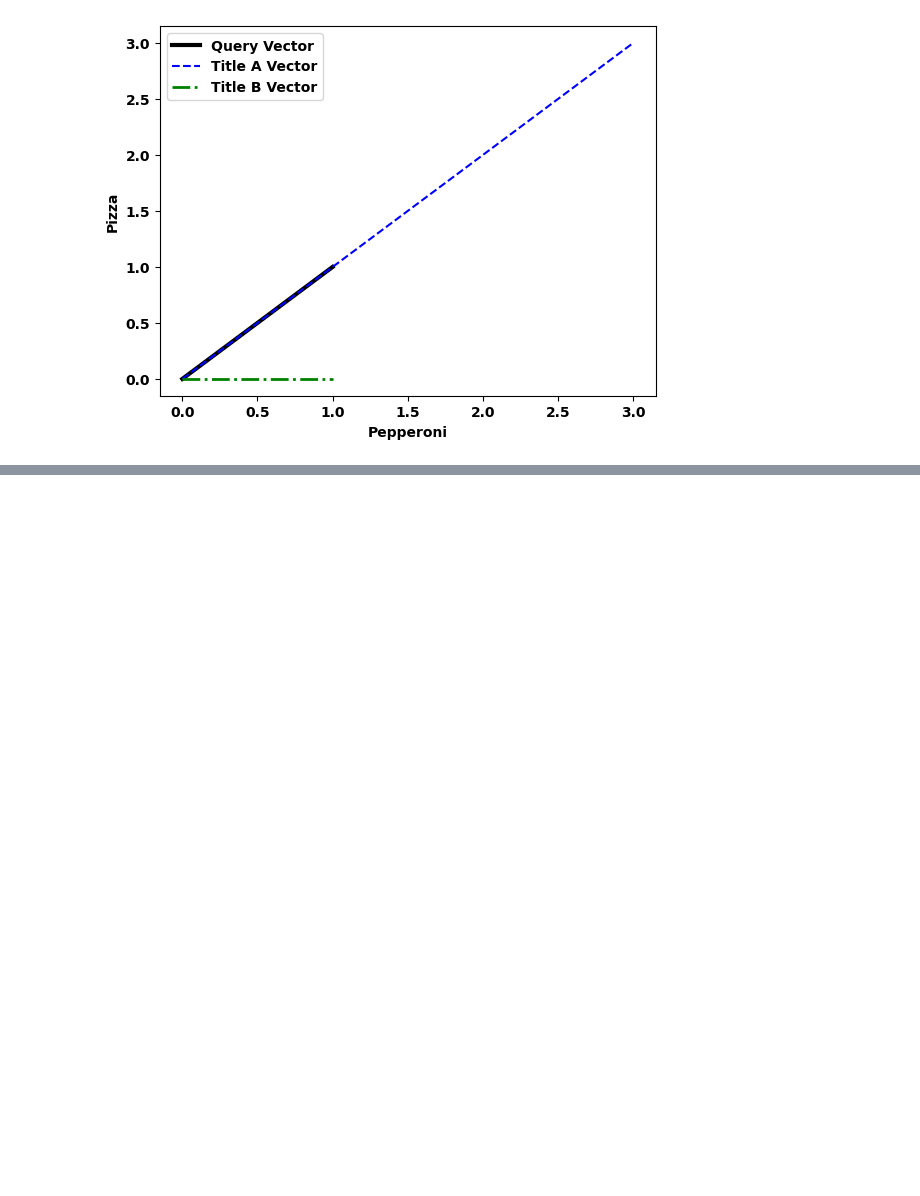
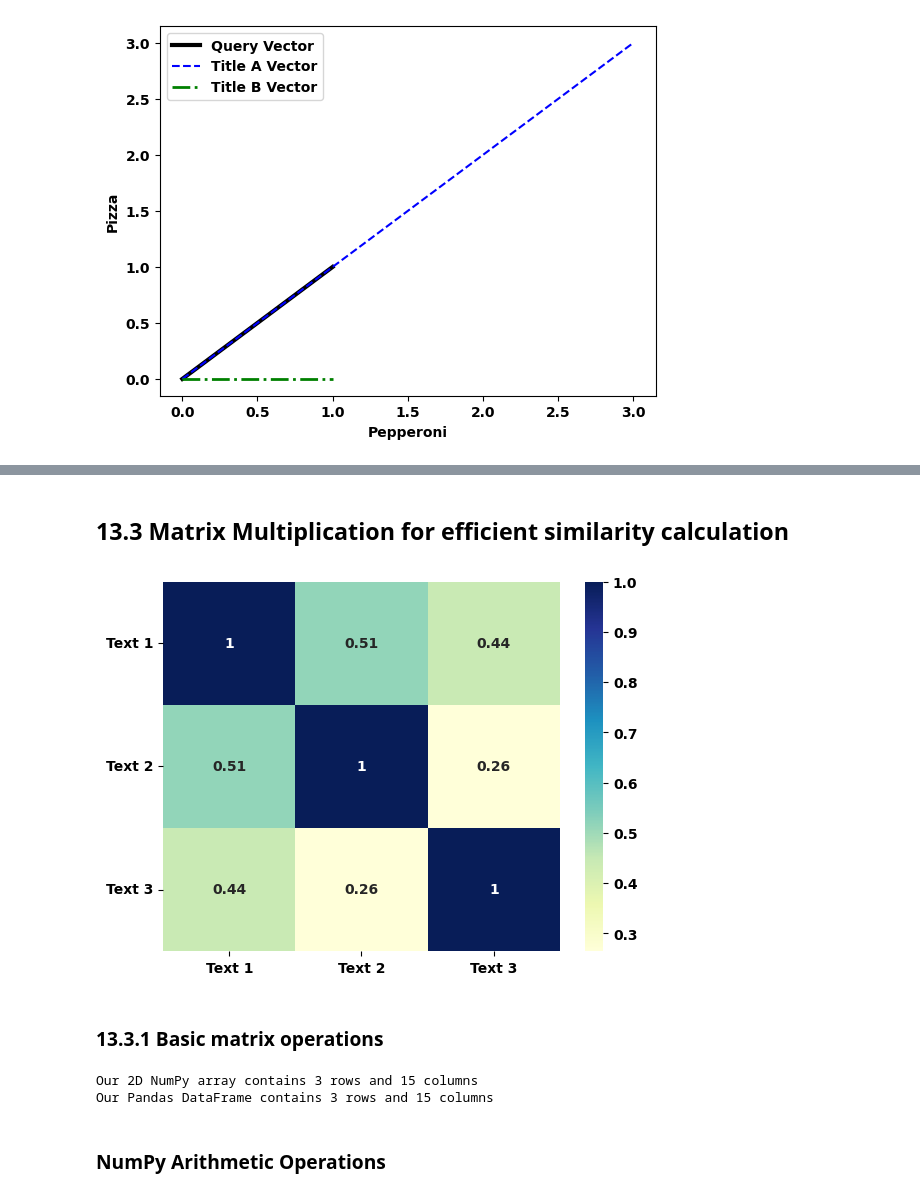
Before and after one commit to IanSinColorado/DataScienceBootcamp, a Jupyter notebook: Chapter13.ipynb, the cells around one changed output, grey strips where cells are left out. Cells and saved outputs as stored; diff of their text form; code cells hidden in the pictures; blank space fills up the shorter version.

```diff
--- a/Chapter13.ipynb
+++ b/Chapter13.ipynb
@@ -314,0 +365,9 @@ plt.show()
+# %%
+# Computing a unit vector Tanimoto similarity
+def normalized_tanimoto(u1, u2):
+    dot_product = u1 @ u2
+    return dot_product / (2 - dot_product)
+
+for unit_title_vector in unit_title_vectors[1:]:
+    similarity = normalized_tanimoto(unit_query_vector, unit_title_vector)
+    assert similarity == tanimoto_similarity(unit_query_vector, unit_title_vector)
@@ -314,0 +419,34 @@ plt.show()
+# %% [markdown]
+## 13.3 Matrix Multiplication for efficient similarity calculation
+# %%
+# Computing a table of normalized tanimoto similarities
+num_texts = len(tf_vectors)
+similarities = np.array([[0.0] * num_texts for _ in range(num_texts)])
+unit_vectors = np.array([vector / norm(vector) for vector in tf_vectors])
+for i, vector_a in enumerate(unit_vectors):
+    for j, vector_b in enumerate(unit_vectors):
+        similarities[i][j] = normalized_tanimoto(vector_a, vector_b)
+
+labels = ['Text 1', 'Text 2', 'Text 3']
+sns.heatmap(similarities, cmap='YlGnBu', annot=True, xticklabels=labels, yticklabels=labels)
+plt.yticks(rotation=0)
+plt.show()
+# %% [output]
+[figure, added]
+# %% [markdown]
+### 13.3.1 Basic matrix operations
+# %%
+# Computing Pandas and NumPy matrix attributes
+import pandas as pd
+matrices = [unit_vectors, pd.DataFrame(unit_vectors)]
+matrix_types = ['2D NumPy array', 'Pandas DataFrame']
+
+for matrix_type, matrix in zip(matrix_types, matrices):
+    row_count, column_count = matrix.shape
+    print(f"Our {matrix_type} contains {row_count} rows and {column_count} columns")
+    assert (column_count, row_count) == matrix.T.shape
+# %% [output]
+Our 2D NumPy array contains 3 rows and 15 columns
+Our Pandas DataFrame contains 3 rows and 15 columns
+# %% [markdown]
+### NumPy Arithmetic Operations
```
Also changed, not shown: parts of 29 cells of this notebook.
